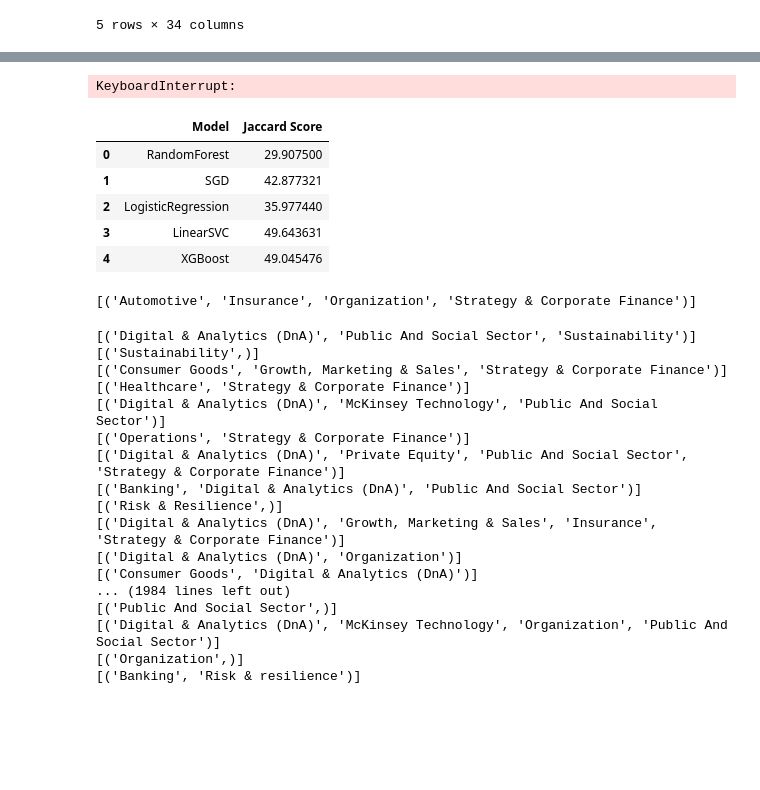
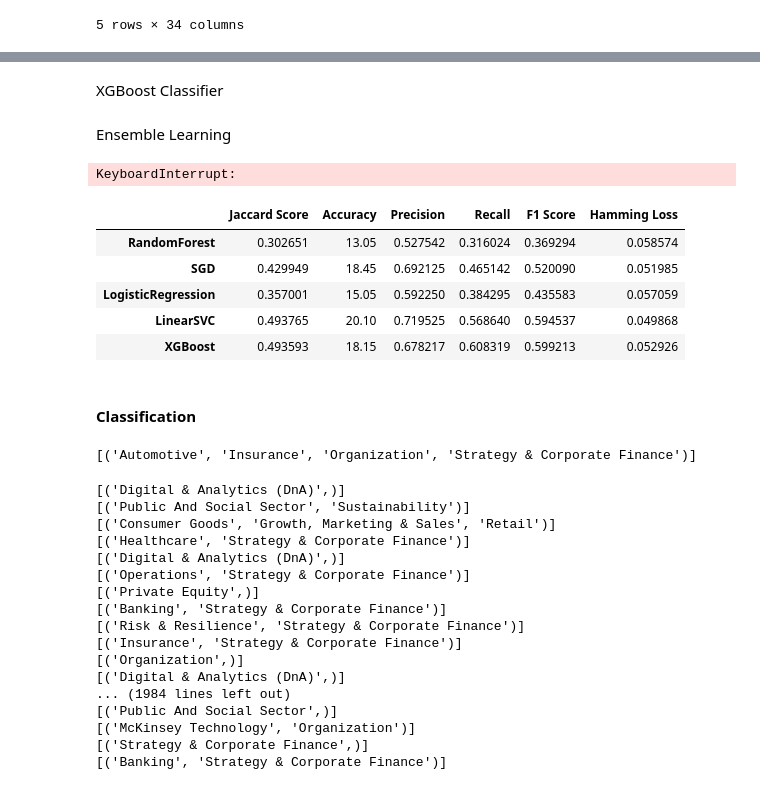
Before and after one commit to RiturajRaman15/React, a Jupyter notebook: ModelTraining.ipynb, the cells around one changed output, grey strips where cells are left out. Drawn from its saved outputs; the diff is of its cells as text; code cells hidden in the pictures; blank space fills up the shorter version.

```diff
--- a/ModelTraining.ipynb
+++ b/ModelTraining.ipynb
@@ -120,3 +98,0 @@ OSError: [E050] Can't find model 'en_core_web_sm'. It doesn't seem to be a Pytho
-# %%
-dataset['SUMMARY'] = dataset['SUMMARY'].apply(preprocess_spacy)
-dataset.head()
@@ -206,9 +204,13 @@ lr1 = LR_1.fit(X_train_tfidf_1, y_train_1)
 # %%
 SVC_1 = OneVsRestClassifier(LinearSVC())
 svc1 = SVC_1.fit(X_train_tfidf_1, y_train_1)
+# %% [markdown]
+XGBoost Classifier
 # %%
 XGB_1 = OneVsRestClassifier(XGBClassifier())
 xgb1 = XGB_1.fit(X_train_tfidf_1, y_train_1)
+# %% [markdown]
+Ensemble Learning
 # %%
 log_clf = LogisticRegression(solver='liblinear')
 rnd_clf = RandomForestClassifier(n_estimators=100)
@@ -222,36 +224,47 @@ ovr_voting_1.fit(X_train_tfidf_1, y_train_1)
 KeyboardInterrupt:
 # %%
 def jaccard_scr(y_true, y_pred, average_option='samples'):
-    return jaccard_score(y_true, y_pred, average=average_option) * 100
+    return jaccard_score(y_true, y_pred, average=average_option)
 # %%
 models = [
     ('RandomForest', rfc1),
     ('SGD', sgd1),
     ('LogisticRegression', lr1),
     ('LinearSVC', svc1),
     ('XGBoost', xgb1),
     # ('VotingClassifier', ovr_voting_1)
 ]
 
 model_comparison = {}
 
 for model_name, model in models:
     predictions = model.predict(X_test_tfidf_1)
+
+    accuracy = accuracy_score(y_test_1, predictions)
+    precision = precision_score(y_test_1, predictions, average='samples', zero_division=0)
+    recall = recall_score(y_test_1, predictions, average='samples', zero_division=0)
+    f1 = f1_score(y_test_1, predictions, average='samples', zero_division=0)
+    hamming_loss_value = hamming_loss(y_test_1, predictions)
+
     jaccard = jaccard_scr(y_test_1, predictions)
 
-    model_comparison.update({model_name: jaccard})
+    model_comparison[model_name] = {'Jaccard Score': jaccard, 'Accuracy': accuracy * 100, 'Precision': precision,
+                                    'Recall': recall, 'F1 Score': f1, 'Hamming Loss': hamming_loss_value}
+
     joblib.dump(model, model_name + '.joblib')
 
-model_score = pd.DataFrame(model_comparison.items(), columns=['Model', 'Jaccard Score'])
+model_scores = pd.DataFrame.from_dict(model_comparison, orient='index')
 
-model_score
+model_scores
 # %% [output]
-|  | Model | Jaccard Score |
-| 0 | RandomForest | 29.907500 |
-| 1 | SGD | 42.877321 |
-| 2 | LogisticRegression | 35.977440 |
-| 3 | LinearSVC | 49.643631 |
-| 4 | XGBoost | 49.045476 |
+|  | Jaccard Score | Accuracy | Precision | Recall | F1 Score | Hamming Loss |
+| RandomForest | 0.302651 | 13.05 | 0.527542 | 0.316024 | 0.369294 | 0.058574 |
+| SGD | 0.429949 | 18.45 | 0.692125 | 0.465142 | 0.520090 | 0.051985 |
+| LogisticRegression | 0.357001 | 15.05 | 0.592250 | 0.384295 | 0.435583 | 0.057059 |
+| LinearSVC | 0.493765 | 20.10 | 0.719525 | 0.568640 | 0.594537 | 0.049868 |
+| XGBoost | 0.493593 | 18.15 | 0.678217 | 0.608319 | 0.599213 | 0.052926 |
+# %% [markdown]
+#### Classification
 # %%
 text = [
     'Understanding mobility’s second great inflection point - Senior partner Asutosh Padhi discusses the technological breakthroughs changing the mobility ecosystem and lays out what the shifts mean for automotive and other industries.']
@@ -274,20 +287,20 @@ for i in X_test_1:
     predicted_labels = mlb.inverse_transform(predictions)
     print(predicted_labels)
 # %% [output]
-[('Digital & Analytics (DnA)', 'Public And Social Sector', 'Sustainability')]
-[('Sustainability',)]
-[('Consumer Goods', 'Growth, Marketing & Sales', 'Strategy & Corporate Finance')]
+[('Digital & Analytics (DnA)',)]
+[('Public And Social Sector', 'Sustainability')]
+[('Consumer Goods', 'Growth, Marketing & Sales', 'Retail')]
 [('Healthcare', 'Strategy & Corporate Finance')]
-[('Digital & Analytics (DnA)', 'McKinsey Technology', 'Public And Social Sector')]
+[('Digital & Analytics (DnA)',)]
 [('Operations', 'Strategy & Corporate Finance')]
-[('Digital & Analytics (DnA)', 'Private Equity', 'Public And Social Sector', 'Strategy & Corporate Finance')]
-[('Banking', 'Digital & Analytics (DnA)', 'Public And Social Sector')]
-[('Risk & Resilience',)]
-[('Digital & Analytics (DnA)', 'Growth, Marketing & Sales', 'Insurance', 'Strategy & Corporate Finance')]
-[('Digital & Analytics (DnA)', 'Organization')]
-[('Consumer Goods', 'Digital & Analytics (DnA)')]
+[('Private Equity',)]
+[('Banking', 'Strategy & Corporate Finance')]
+[('Risk & Resilience', 'Strategy & Corporate Finance')]
+[('Insurance', 'Strategy & Corporate Finance')]
+[('Organization',)]
+[('Digital & Analytics (DnA)',)]
 ... (1984 lines left out)
 [('Public And Social Sector',)]
-[('Digital & Analytics (DnA)', 'McKinsey Technology', 'Organization', 'Public And Social Sector')]
-[('Organization',)]
-[('Banking', 'Risk & resilience')]
+[('McKinsey Technology', 'Organization')]
+[('Strategy & Corporate Finance',)]
+[('Banking', 'Strategy & Corporate Finance')]
```
Also changed, not shown: parts of 43 cells of this notebook.
